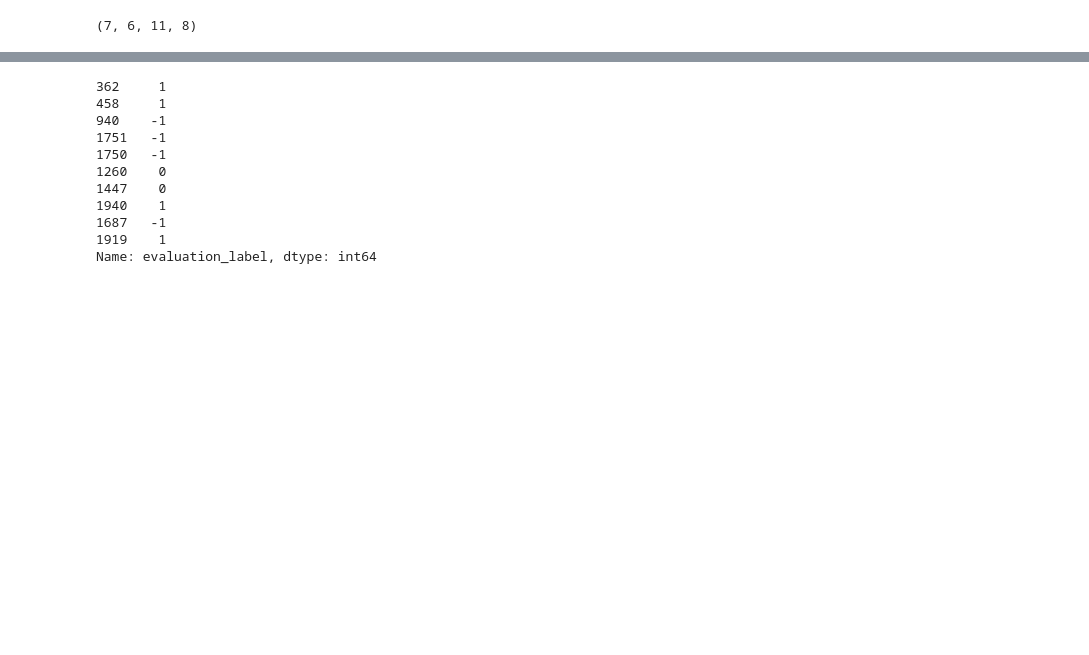
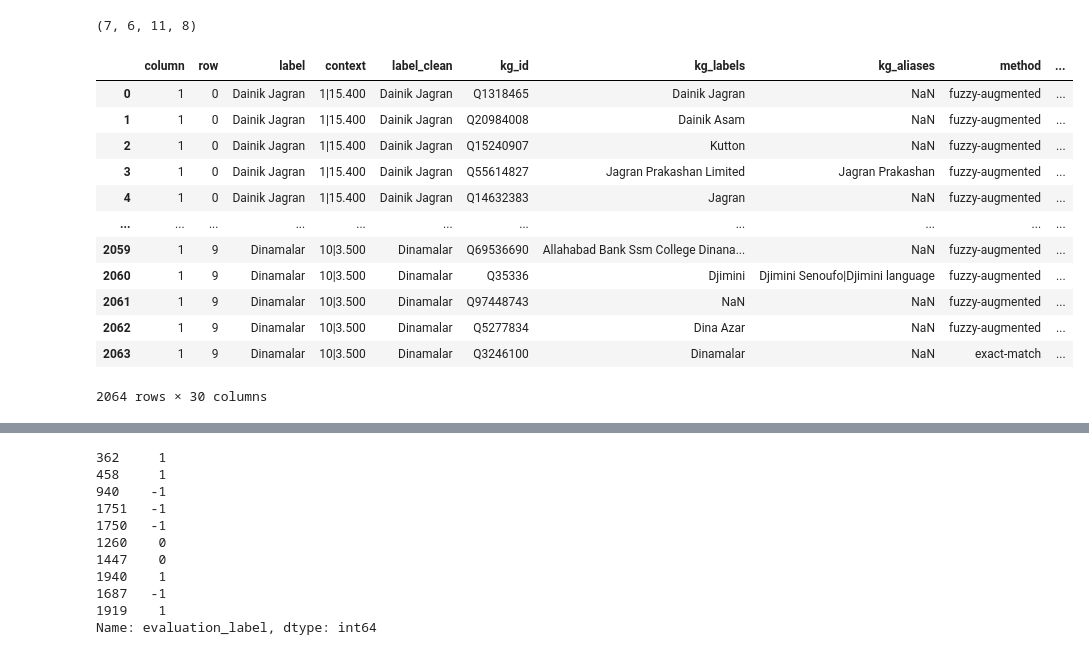
Before and after one commit to rijulvohra/table-linker-pipelines, a Jupyter notebook: fuzzy-augmented-match-centroid-pipeline/lof-feature-generation-train.ipynb, the cells around one changed output, grey strips where cells are left out. Saved outputs shown, nothing was run; the diff lists cells and outputs as text; code cells hidden in the pictures; blank space fills up the shorter version.

```diff
--- a/fuzzy-augmented-match-centroid-pipeline/lof-feature-generation-train.ipynb
+++ b/fuzzy-augmented-match-centroid-pipeline/lof-feature-generation-train.ipynb
@@ -275,3 +275,32 @@ len(final_feature_df[final_feature_df['singleton'] == 1]), \
 len(final_feature_df[(final_feature_df['singleton'] == 1) & (final_feature_df['evaluation_label'] == 1)])
 # %% [output]
 (7, 6, 11, 8)
+# %%
+# min-max scaling on tfidf score
+cos_class_tfidf_max = final_feature_df['class_count_tf_idf_score'].max()
+cos_class_tfidf_min = final_feature_df['class_count_tf_idf_score'].min()
+cos_property_tfidf_max = final_feature_df['property_count_tf_idf_score'].max()
+cos_property_tfidf_min = final_feature_df['property_count_tf_idf_score'].min()
+lof_class_tfidf_max = final_feature_df['lof_class_count_tf_idf_score'].max()
+lof_class_tfidf_min = final_feature_df['lof_class_count_tf_idf_score'].min()
+lof_property_tfidf_max = final_feature_df['lof_property_count_tf_idf_score'].max()
+lof_property_tfidf_min = final_feature_df['lof_property_count_tf_idf_score'].min()
+final_feature_df['class_count_tf_idf_score'] = (final_feature_df['class_count_tf_idf_score'] - cos_class_tfidf_min) / (cos_class_tfidf_max - cos_class_tfidf_min)
+final_feature_df['property_count_tf_idf_score'] = (final_feature_df['property_count_tf_idf_score'] - cos_property_tfidf_min) / (cos_property_tfidf_max - cos_property_tfidf_min)
+final_feature_df['lof_class_count_tf_idf_score'] = (final_feature_df['lof_class_count_tf_idf_score'] - lof_class_tfidf_min) / (lof_class_tfidf_max - lof_class_tfidf_min)
+final_feature_df['lof_property_count_tf_idf_score'] = (final_feature_df['lof_property_count_tf_idf_score'] - lof_property_tfidf_min) / (lof_property_tfidf_max - lof_property_tfidf_min)
+final_feature_df
+# %% [output]
+|  | column | row | label | context | label_clean | kg_id | kg_labels | kg_aliases | method | ... |
+| 0 | 1 | 0 | Dainik Jagran | 1|15.400 | Dainik Jagran | Q1318465 | Dainik Jagran | NaN | fuzzy-augmented | ... |
+| 1 | 1 | 0 | Dainik Jagran | 1|15.400 | Dainik Jagran | Q20984008 | Dainik Asam | NaN | fuzzy-augmented | ... |
+| 2 | 1 | 0 | Dainik Jagran | 1|15.400 | Dainik Jagran | Q15240907 | Kutton | NaN | fuzzy-augmented | ... |
+| 3 | 1 | 0 | Dainik Jagran | 1|15.400 | Dainik Jagran | Q55614827 | Jagran Prakashan Limited | Jagran Prakashan | fuzzy-augmented | ... |
+| 4 | 1 | 0 | Dainik Jagran | 1|15.400 | Dainik Jagran | Q14632383 | Jagran | NaN | fuzzy-augmented | ... |
+| ... | ... | ... | ... | ... | ... | ... | ... | ... | ... | ... |
+| 2059 | 1 | 9 | Dinamalar | 10|3.500 | Dinamalar | Q69536690 | Allahabad Bank Ssm College Dinana... | NaN | fuzzy-augmented | ... |
+| 2060 | 1 | 9 | Dinamalar | 10|3.500 | Dinamalar | Q35336 | Djimini | Djimini Senoufo|Djimini language | fuzzy-augmented | ... |
+| 2061 | 1 | 9 | Dinamalar | 10|3.500 | Dinamalar | Q97448743 | NaN | NaN | fuzzy-augmented | ... |
+| 2062 | 1 | 9 | Dinamalar | 10|3.500 | Dinamalar | Q5277834 | Dina Azar | NaN | fuzzy-augmented | ... |
+| 2063 | 1 | 9 | Dinamalar | 10|3.500 | Dinamalar | Q3246100 | Dinamalar | NaN | exact-match | ... |
+2064 rows × 30 columns
```
Also changed, not shown: parts of 2 cells of this notebook, 3 other files.
